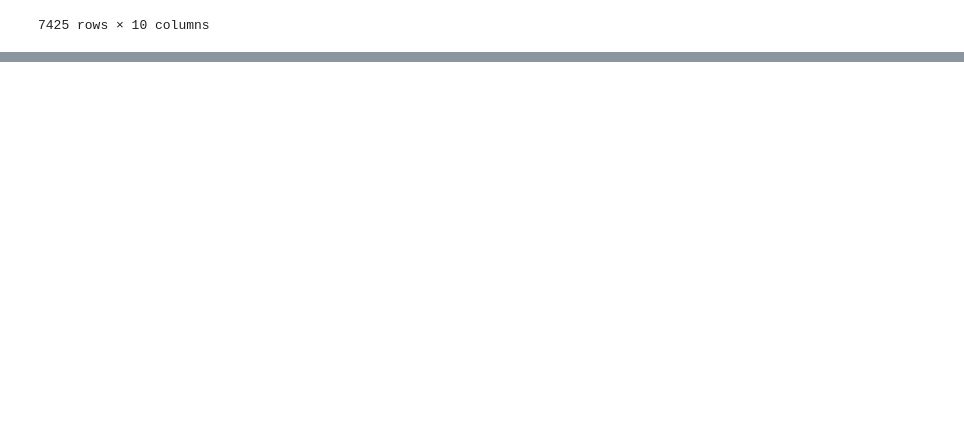
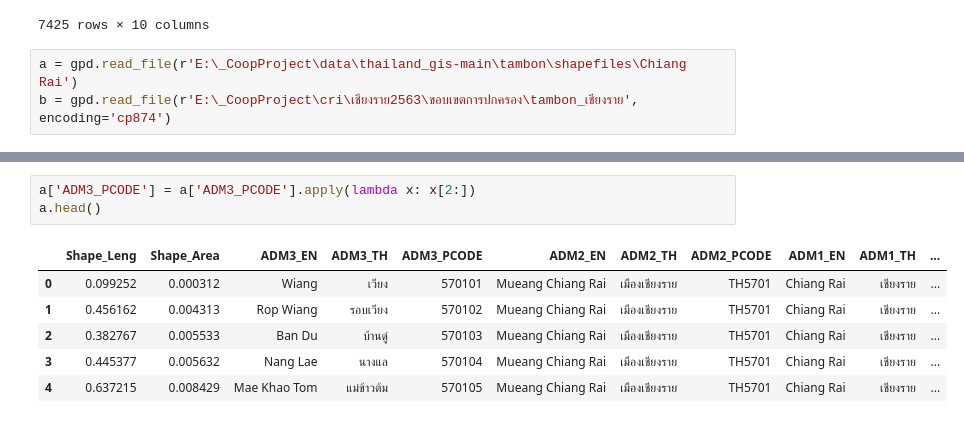
Before and after one commit to tzsoulcap/Fire-Spot-Thailand, a Jupyter notebook: mylab/Nasa_Firm.ipynb, the cells around one changed output, grey strips where cells are left out. Cells and saved outputs as stored; diff of their text form; blank space fills up the shorter version.

```diff
--- a/mylab/Nasa_Firm.ipynb
+++ b/mylab/Nasa_Firm.ipynb
@@ -103,3 +103,6 @@ prov
 | 7423 | Bu Kit | บูกิต | TH961302 | Cho-Airong | เจาะไอร้อง | TH9613 | Narathiwat | นราธิวาส | TH96 | 0.005915 |
 | 7424 | Marue Bo Ok | มะรือโบออก | TH961303 | Cho-Airong | เจาะไอร้อง | TH9613 | Narathiwat | นราธิวาส | TH96 | 0.005217 |
 7425 rows × 10 columns
+# %%
+a = gpd.read_file(r'E:\_CoopProject\data\thailand_gis-main\tambon\shapefiles\Chiang Rai')
+b = gpd.read_file(r'E:\_CoopProject\cri\เชียงราย2563\ขอบเขตการปกครอง\tambon_เชียงราย', encoding='cp874')
@@ -105,0 +118,10 @@ prov
+# %%
+a['ADM3_PCODE'] = a['ADM3_PCODE'].apply(lambda x: x[2:])
+a.head()
+# %% [output]
+|  | Shape_Leng | Shape_Area | ADM3_EN | ADM3_TH | ADM3_PCODE | ADM2_EN | ADM2_TH | ADM2_PCODE | ADM1_EN | ADM1_TH | ... |
+| 0 | 0.099252 | 0.000312 | Wiang | เวียง | 570101 | Mueang Chiang Rai | เมืองเชียงราย | TH5701 | Chiang Rai | เชียงราย | ... |
+| 1 | 0.456162 | 0.004313 | Rop Wiang | รอบเวียง | 570102 | Mueang Chiang Rai | เมืองเชียงราย | TH5701 | Chiang Rai | เชียงราย | ... |
+| 2 | 0.382767 | 0.005533 | Ban Du | บ้านดู่ | 570103 | Mueang Chiang Rai | เมืองเชียงราย | TH5701 | Chiang Rai | เชียงราย | ... |
+| 3 | 0.445377 | 0.005632 | Nang Lae | นางแล | 570104 | Mueang Chiang Rai | เมืองเชียงราย | TH5701 | Chiang Rai | เชียงราย | ... |
+| 4 | 0.637215 | 0.008429 | Mae Khao Tom | แม่ข้าวต้ม | 570105 | Mueang Chiang Rai | เมืองเชียงราย | TH5701 | Chiang Rai | เชียงราย | ... |
```
Also changed, not shown: parts of 4 cells of this notebook, 1 other file.
